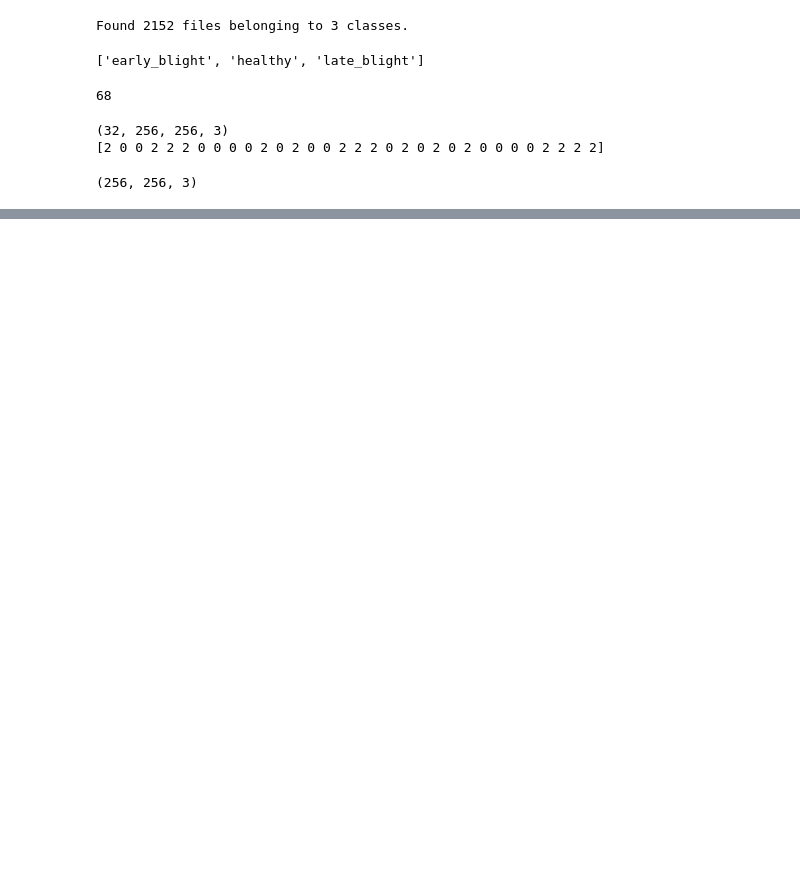
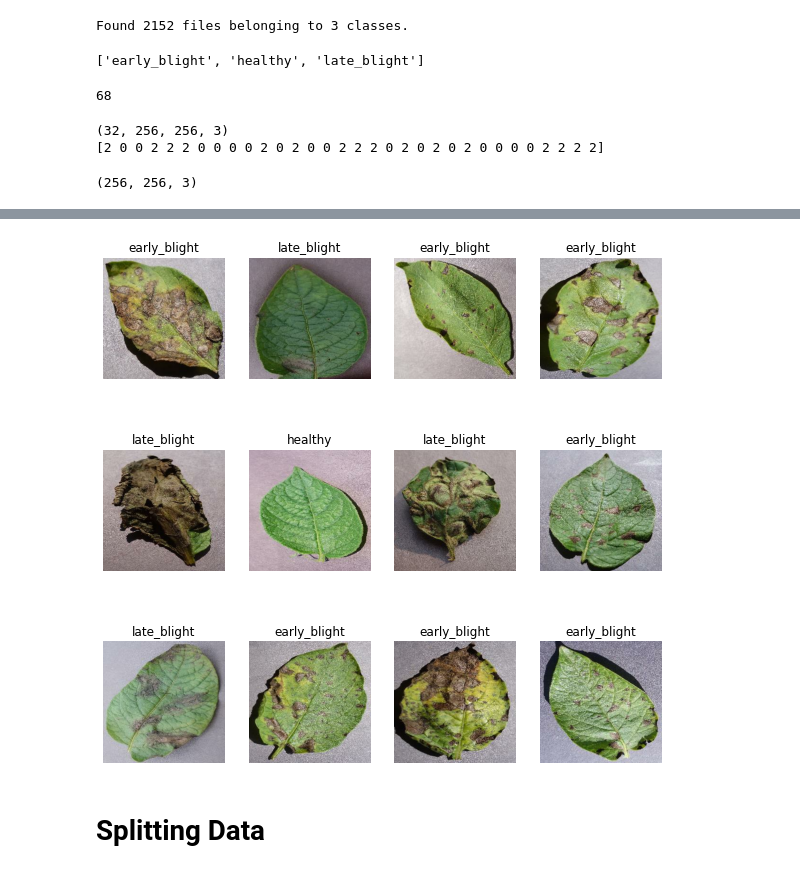
Before and after one commit to m3redithw/Potato-Disease-Image-Classification, a Jupyter notebook: preparation.ipynb, the cells around one changed output, grey strips where cells are left out. Saved outputs shown, nothing was run; the diff lists cells and outputs as text; code cells hidden in the pictures; blank space fills up the shorter version.

```diff
--- a/preparation.ipynb
+++ b/preparation.ipynb
@@ -52,0 +55,16 @@ for image_batch, label_batch in dataset.take(1):
+# %%
+plt.figure(figsize = (10, 10))
+# Print first 12 images
+for image_batch, label_batch in dataset.take(1):
+    for i in range(12):
+        ax = plt.subplot(3,4,i+1)
+        plt.imshow(image_batch[i].numpy().astype("uint8"))
+        # Print image classname
+        plt.title(class_names[label_batch[i]])
+
+        # Turn off axis
+        plt.axis('off')
+# %% [output]
+[figure, added]
+# %% [markdown]
+# Splitting Data
```
Also changed, not shown: parts of 2 cells of this notebook.
